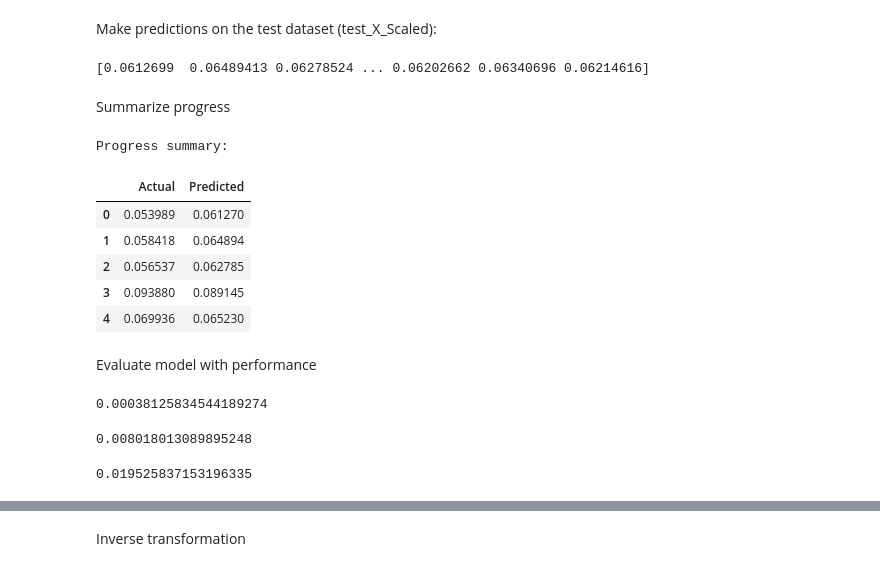
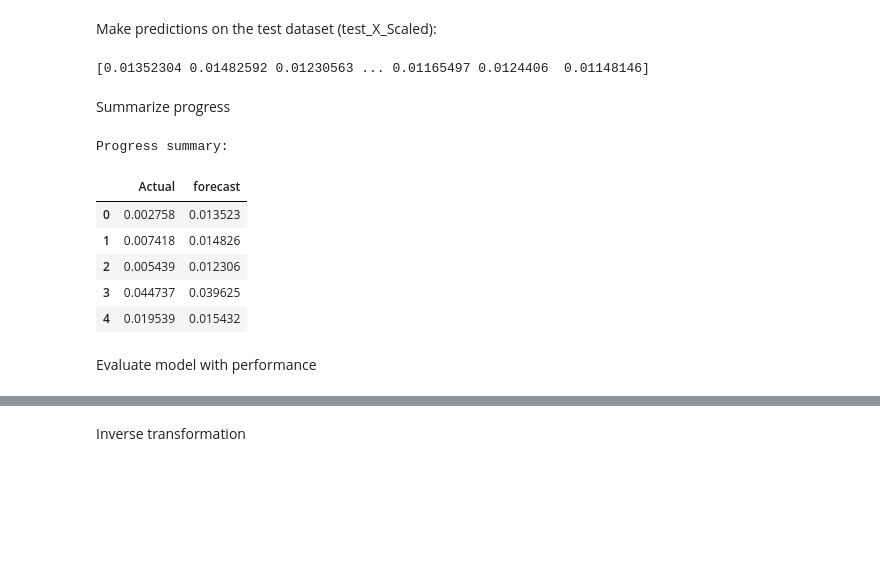
Before and after one commit to OlanreleOladeji/Demand-forecast--XGBoost, a Jupyter notebook: Products_quantity_forecasting_model_(XGB).ipynb, the cells around one changed output, grey strips where cells are left out. Drawn from its saved outputs; the diff is of its cells as text; code cells hidden in the pictures; blank space fills up the shorter version.

```diff
--- a/Products_quantity_forecasting_model_(XGB).ipynb
+++ b/Products_quantity_forecasting_model_(XGB).ipynb
@@ -226,4 +226,6 @@ train_y_Scaled.head(10)
 test_y_Scaled = scaler_y.transform(test_y)
 # %%
 test_y_Scaled = pd.DataFrame(test_y_Scaled, columns=['Sales'])
+# %%
+Actual = test_y_Scaled
 # %%
@@ -264,43 +266,31 @@ XGBRegressor(base_score=None, booster=None, callbacks=None,
 # %% [markdown]
 Make predictions on the test dataset (test_X_Scaled):
 # %%
-y_predict = model.predict(test_X_Scaled)
+forecast = model.predict(test_X_Scaled)
 # %%
-print(y_predict)
+print(forecast)
 # %% [output]
-[0.0612699  0.06489413 0.06278524 ... 0.06202662 0.06340696 0.06214616]
+[0.01352304 0.01482592 0.01230563 ... 0.01165497 0.0124406  0.01148146]
 # %% [markdown]
 Summarize progress
 # %%
 Progress_summary_df = pd.DataFrame({
-        'Actual': test_y_Scaled['Sales'],
-         'Predicted': y_predict[:test_y_Scaled.shape[0]].flatten()
+        'Actual': Actual['Sales'],
+         'forecast': forecast[:Actual.shape[0]].flatten()
 })
 
 print("Progress summary:")
 
 display(Progress_summary_df.head(5))
 # %% [output]
 Progress summary:
-|  | Actual | Predicted |
-| 0 | 0.053989 | 0.061270 |
-| 1 | 0.058418 | 0.064894 |
-| 2 | 0.056537 | 0.062785 |
-| 3 | 0.093880 | 0.089145 |
-| 4 | 0.069936 | 0.065230 |
+|  | Actual | forecast |
+| 0 | 0.002758 | 0.013523 |
+| 1 | 0.007418 | 0.014826 |
+| 2 | 0.005439 | 0.012306 |
+| 3 | 0.044737 | 0.039625 |
+| 4 | 0.019539 | 0.015432 |
 # %% [markdown]
 Evaluate model with performance
 # %%
 from sklearn.metrics import mean_squared_error, mean_absolute_error, root_mean_squared_error
-# %%
-mean_squared_error(test_y_Scaled, y_predict)
-# %% [output]
-0.00038125834544189274
-# %%
-mean_absolute_error(test_y_Scaled, y_predict)
-# %% [output]
-0.008018013089895248
-# %%
- root_mean_squared_error(test_y_Scaled, y_predict)
-# %% [output]
-0.019525837153196335
```
Also changed, not shown: parts of 24 cells of this notebook.
